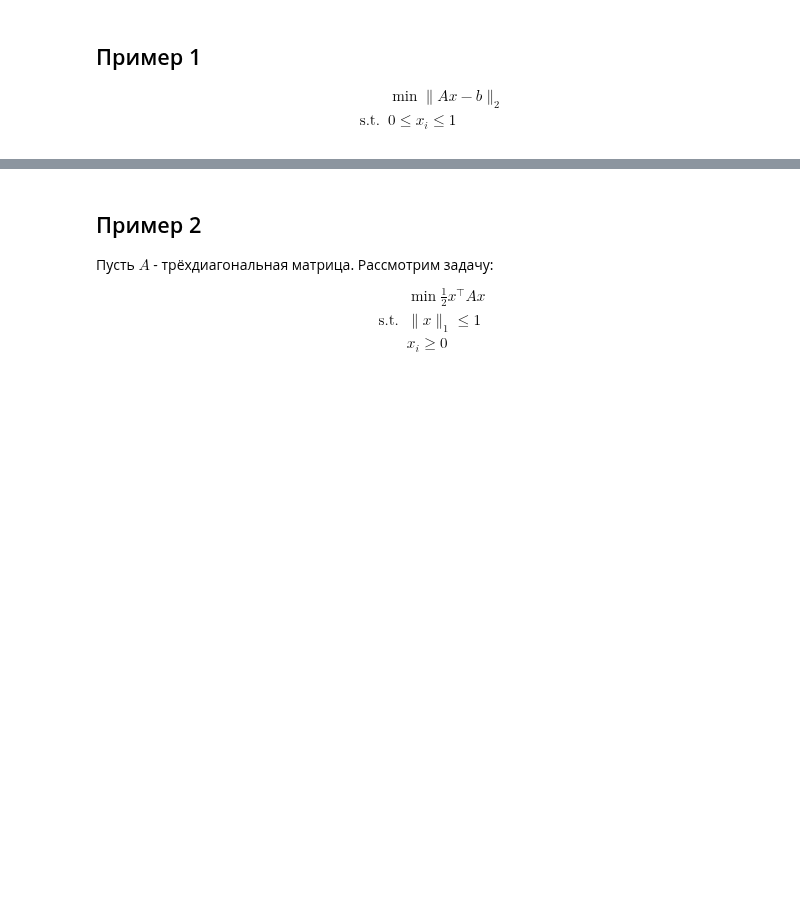
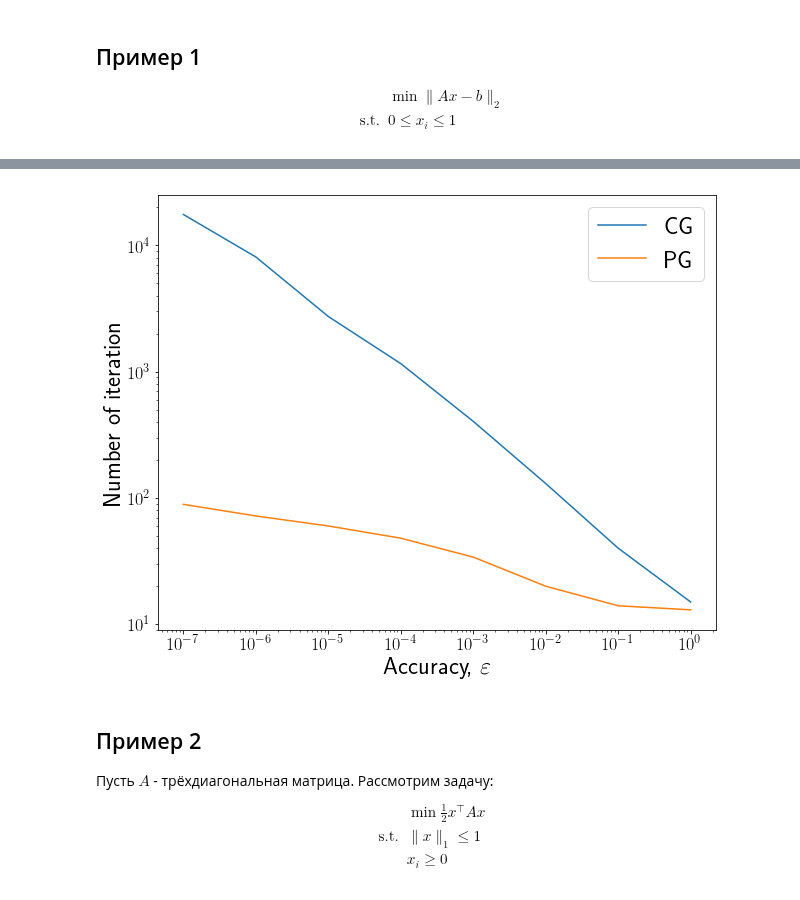
Before and after one commit to amkatrutsa/optimization_course, a Jupyter notebook: 19-SimpleStructureSet/Seminar19.ipynb, the cells around one changed output, grey strips where cells are left out. Saved outputs shown, nothing was run; the diff lists cells and outputs as text; code cells hidden in the pictures; blank space fills up the shorter version.

```diff
--- a/19-SimpleStructureSet/Seminar19.ipynb
+++ b/19-SimpleStructureSet/Seminar19.ipynb
@@ -320,3 +364,7 @@ CVX optimal value = 0.00204344519793
+# %%
+myplot({"CG":eps, "PG": eps}, {"CG": iter_cg, "PG": iter_pg}, r"Accuracy, $\varepsilon$", "Number of iteration", xscale="log")
+# %% [output]
+[figure, added]
 # %% [markdown]
 ## Пример 2
 Пусть $A$ - трёхдиагональная матрица. Рассмотрим задачу:
```
Also changed, not shown: parts of 20 cells of this notebook, 1 other file.
